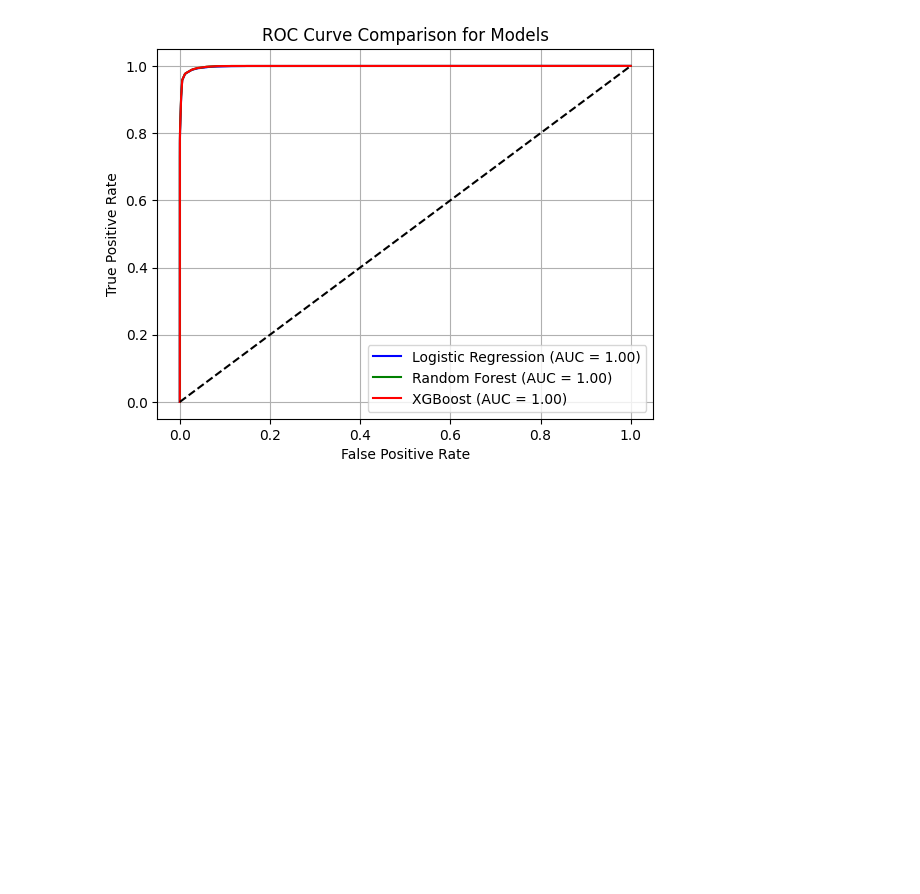
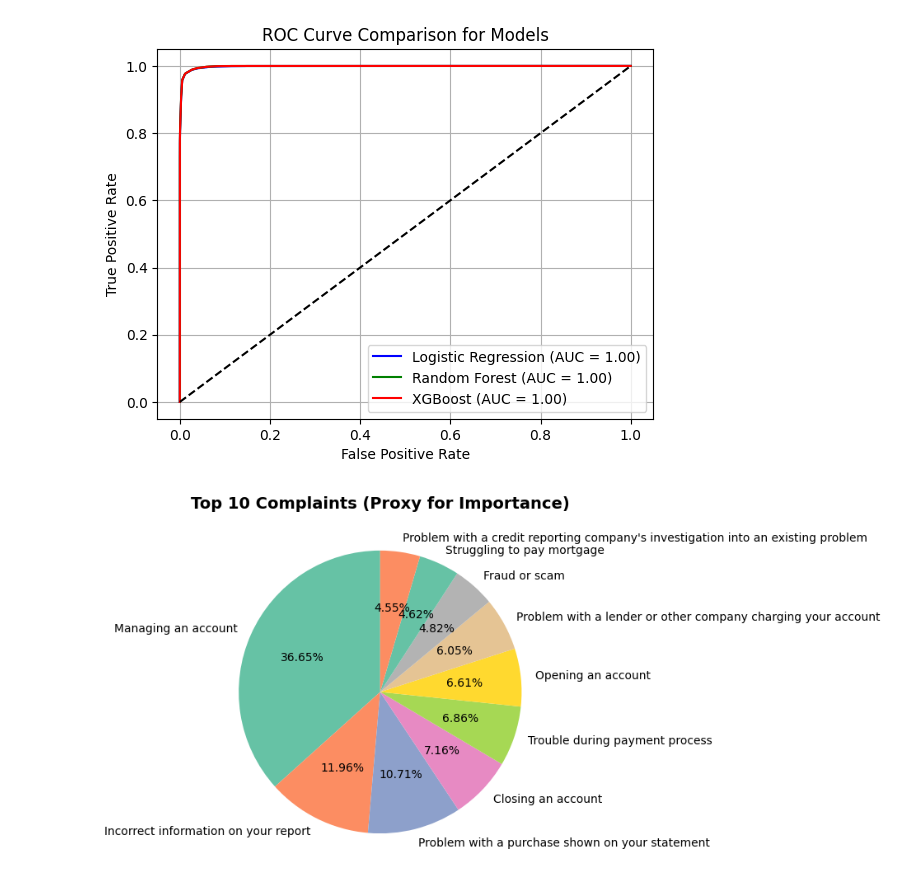
Before and after one commit to PurnaTejitha12/Automated-Customer-Complaint-Analyzer, a Jupyter notebook: NLP_Project.ipynb, the cells around one changed output. Drawn from its saved outputs; the diff is of its cells as text; code cells hidden in the pictures; blank space fills up the shorter version.

```diff
--- a/NLP_Project.ipynb
+++ b/NLP_Project.ipynb
@@ -336,3 +336,27 @@ plt.grid(True)
 plt.show()
 # %% [output]
 [figure]
+# %%
+import pandas as pd
+import matplotlib.pyplot as plt
+
+# Load dataset
+df = pd.read_excel("/content/Consumer_Complaints.xlsx")
+
+# Step 1: Get top 10 complaint issues
+top_complaints = df['Issue'].value_counts().head(10)
+
+# Step 2: Plot pie chart
+plt.figure(figsize=(8, 6))
+plt.pie(
+    top_complaints.values,
+    labels=top_complaints.index,
+    autopct='%1.2f%%',
+    startangle=90,
+    colors=plt.cm.Set2.colors  # nice pastel color palette
+)
+plt.title("Top 10 Complaints (Proxy for Importance)", fontsize=14, fontweight='bold')
+plt.tight_layout()
+plt.show()
+# %% [output]
+[figure, added]
```
Also changed, not shown: parts of 2 cells of this notebook.
